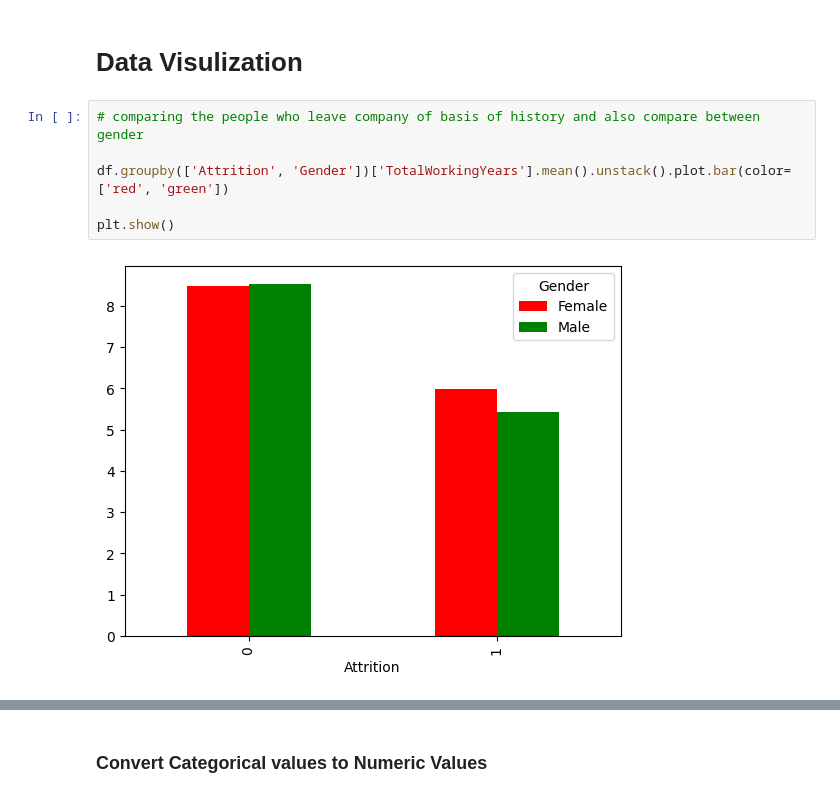
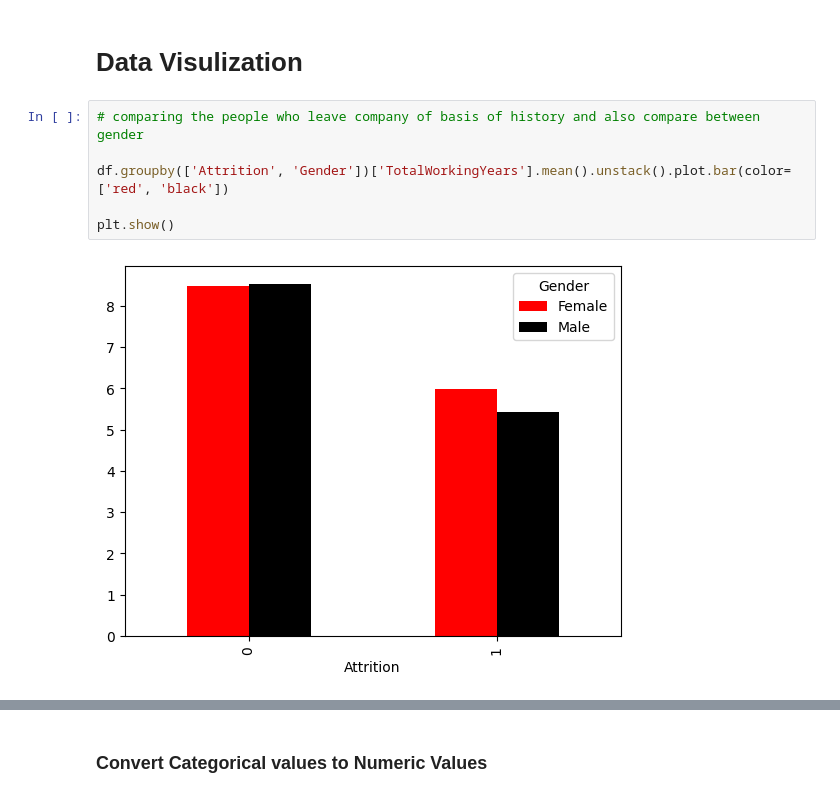
Before and after one commit to ziaulislammughal/NUEXUS-Technologies-AI-Internship-, a Jupyter notebook: EAP.ipynb, the cells around one changed output, grey strips where cells are left out. Cells and saved outputs as stored; diff of their text form.

```diff
--- a/EAP.ipynb
+++ b/EAP.ipynb
@@ -424,11 +424,11 @@ memory usage: 267.1+ KB
 # %%
 # comparing the people who leave company of basis of history and also compare between gender
 
-df.groupby(['Attrition', 'Gender'])['TotalWorkingYears'].mean().unstack().plot.bar(color=['red', 'green'])
+df.groupby(['Attrition', 'Gender'])['TotalWorkingYears'].mean().unstack().plot.bar(color=['red', 'black'])
 
 plt.show()
 # %% [output]
-[figure, old version]
+[figure, new version]
 # %%
 
 #  comparing the people who leave company of basis of job level and also compare between gender
```
Also changed, not shown: parts of 6 cells of this notebook.
